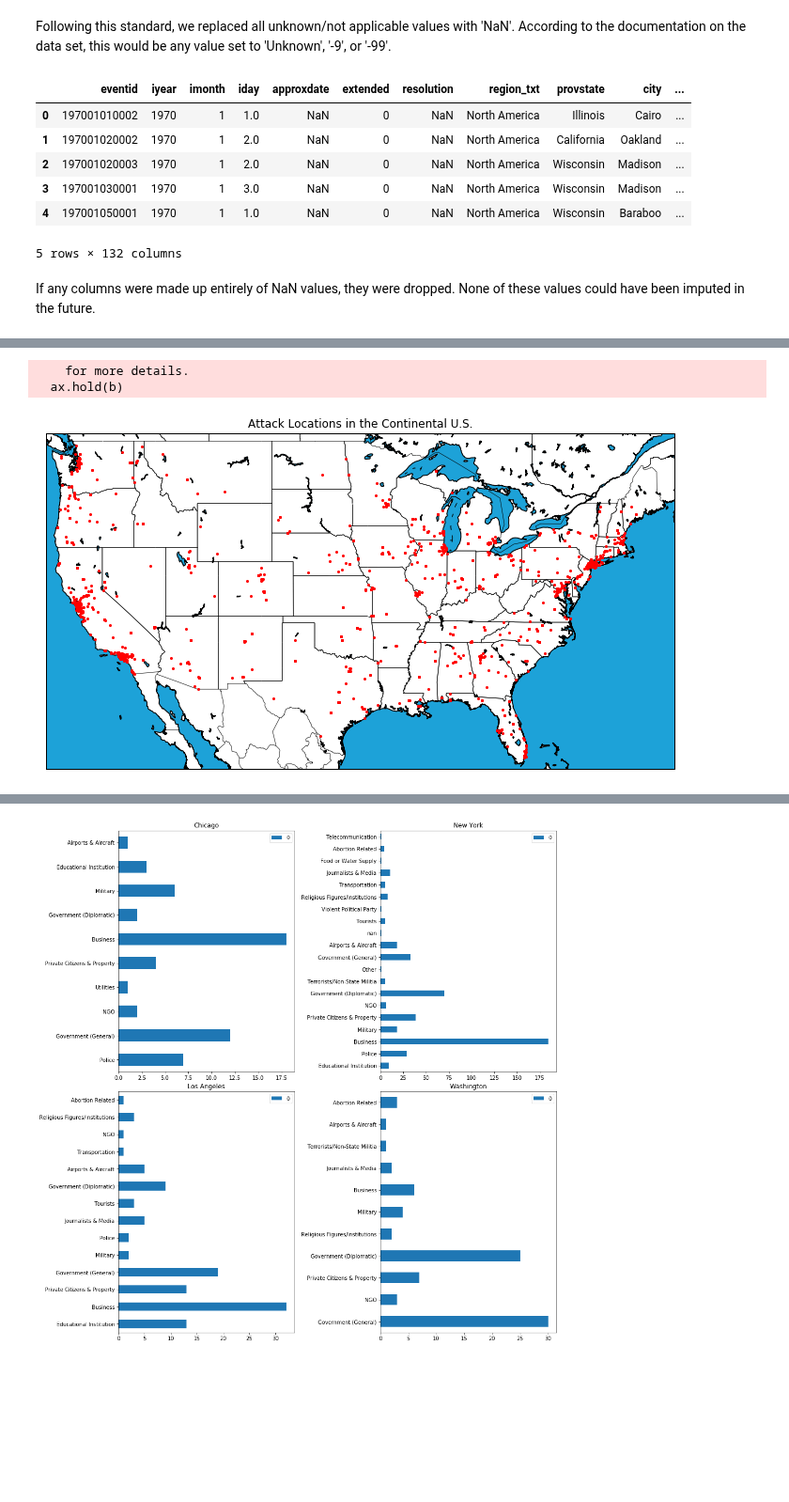
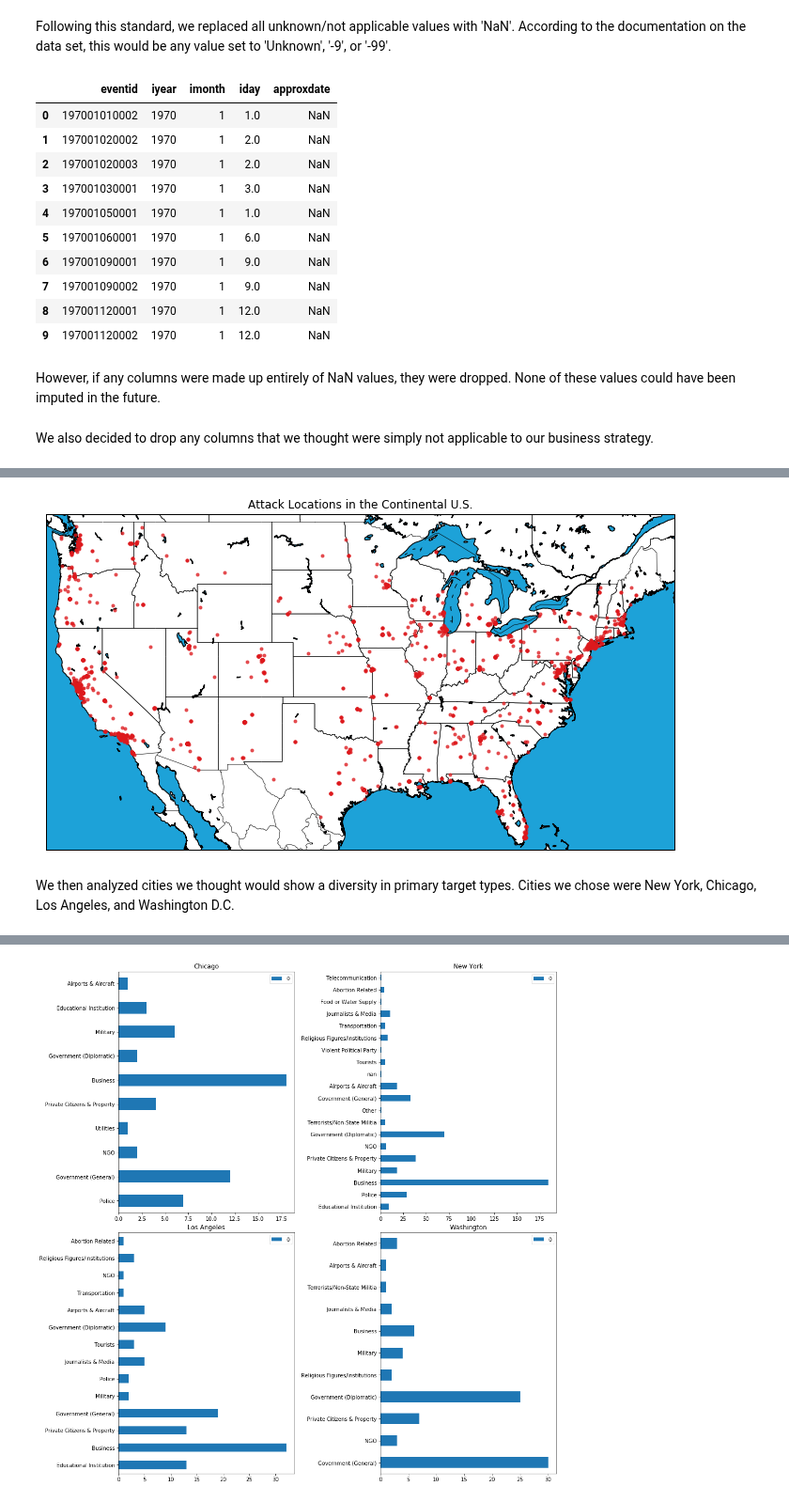
Before and after one commit to jakecarlson1/machine-learning-labs, a Jupyter notebook: Lab1/Lab 1 - Exploring Table Data.ipynb, the cells around one changed output, grey strips where cells are left out. Shown at 94% size. Saved outputs shown, nothing was run; the diff lists cells and outputs as text; code cells hidden in the pictures; blank space fills up the shorter version.

```diff
--- a/Lab1/Lab 1 - Exploring Table Data.ipynb
+++ b/Lab1/Lab 1 - Exploring Table Data.ipynb
@@ -265,23 +265,29 @@ Following this standard, we replaced all unknown/not applicable values with 'NaN
 # %%
 # replace Unknown, -9, -99 with NaN
 df.replace(to_replace=[-99,-9,'unknown', 'Unknown'], value=np.nan, inplace=True)
-df.head()
+df[['eventid', 'iyear', 'imonth', 'iday', 'approxdate']].head(10)
 # %% [output]
-|  | eventid | iyear | imonth | iday | approxdate | extended | resolution | region_txt | provstate | city | ... |
-| 0 | 197001010002 | 1970 | 1 | 1.0 | NaN | 0 | NaN | North America | Illinois | Cairo | ... |
-| 1 | 197001020002 | 1970 | 1 | 2.0 | NaN | 0 | NaN | North America | California | Oakland | ... |
-| 2 | 197001020003 | 1970 | 1 | 2.0 | NaN | 0 | NaN | North America | Wisconsin | Madison | ... |
-| 3 | 197001030001 | 1970 | 1 | 3.0 | NaN | 0 | NaN | North America | Wisconsin | Madison | ... |
-| 4 | 197001050001 | 1970 | 1 | 1.0 | NaN | 0 | NaN | North America | Wisconsin | Baraboo | ... |
+|  | eventid | iyear | imonth | iday | approxdate |
+| 0 | 197001010002 | 1970 | 1 | 1.0 | NaN |
+| 1 | 197001020002 | 1970 | 1 | 2.0 | NaN |
+| 2 | 197001020003 | 1970 | 1 | 2.0 | NaN |
+| 3 | 197001030001 | 1970 | 1 | 3.0 | NaN |
+| 4 | 197001050001 | 1970 | 1 | 1.0 | NaN |
+| 5 | 197001060001 | 1970 | 1 | 6.0 | NaN |
+| 6 | 197001090001 | 1970 | 1 | 9.0 | NaN |
+| 7 | 197001090002 | 1970 | 1 | 9.0 | NaN |
+| 8 | 197001120001 | 1970 | 1 | 12.0 | NaN |
+| 9 | 197001120002 | 1970 | 1 | 12.0 | NaN |
-5 rows × 132 columns
 # %% [markdown]
-If any columns were made up entirely of NaN values, they were dropped. None of these values could have been imputed in the future.
+However, if any columns were made up entirely of NaN values, they were dropped. None of these values could have been imputed in the future.
 # %%
 # drop all columns that are filled with only NaN values
 # these columns will never be used to calculate anything, so drop them
 # https://stackoverflow.com/a/10859883
 
 df = df.dropna(axis=1,how='all')
+# %% [markdown]
+We also decided to drop any columns that we thought were simply not applicable to our business strategy.
 # %%
 to_keep = ['eventid', 'iyear', 'imonth', 'iday', 'crit1', 'crit2',
            'crit3', 'city', 'latitude', 'longitude', 'attacktype1',
@@ -320,35 +326,36 @@ df.to_csv('../data/us_only_clean.csv', sep=',')
 # %%
 # generated using help from the following tutorial:
 # http://www.datadependence.com/2016/06/creating-map-visualisations-in-python/
 import matplotlib.pyplot as plt
 from mpl_toolkits.basemap import Basemap
 import warnings
+from matplotlib.cbook import MatplotlibDeprecationWarning
 warnings.simplefilter('ignore', DeprecationWarning)
 warnings.simplefilter('ignore', MatplotlibDeprecationWarning)
 %matplotlib inline
 westlimit=-125.33
 southlimit=24.69
 eastlimit=-66.09
 northlimit=49.5
 fig = plt.figure(figsize=(12,12))
 m = Basemap(resolution='i', projection='merc',
             lat_0=(northlimit-southlimit)/2,
             lon_0=(westlimit-eastlimit)/2,
             llcrnrlon=westlimit, llcrnrlat=southlimit,
             urcrnrlon=eastlimit, urcrnrlat=northlimit)
 m.drawcoastlines()
 m.fillcontinents(color='#FFFFFF', lake_color='#1DA2D8')
 m.drawstates()
 m.drawcountries()
 m.drawmapboundary(fill_color='#1DA2D8')
 x, y = m(df.longitude.tolist(), df.latitude.tolist())
-m.plot(x, y, 'o', markersize=2, color='#FF0000', alpha=1)
+m.plot(x, y, 'o', markersize=3, color='#dd191d', alpha=0.7)
 plt.title('Attack Locations in the Continental U.S.')
 plt.show()
 # %% [output]
-    for more details.
-  ax.hold(b)
-[figure, old version]
+[figure, new version]
+# %% [markdown]
+We then analyzed cities we thought would show a diversity in primary target types. Cities we chose were New York, Chicago, Los Angeles, and Washington D.C.
 # %%
 # bounding boxes generated using:
 # http://boundingbox.klokantech.com
```
Also changed, not shown: parts of 10 cells of this notebook, 1 other file.
